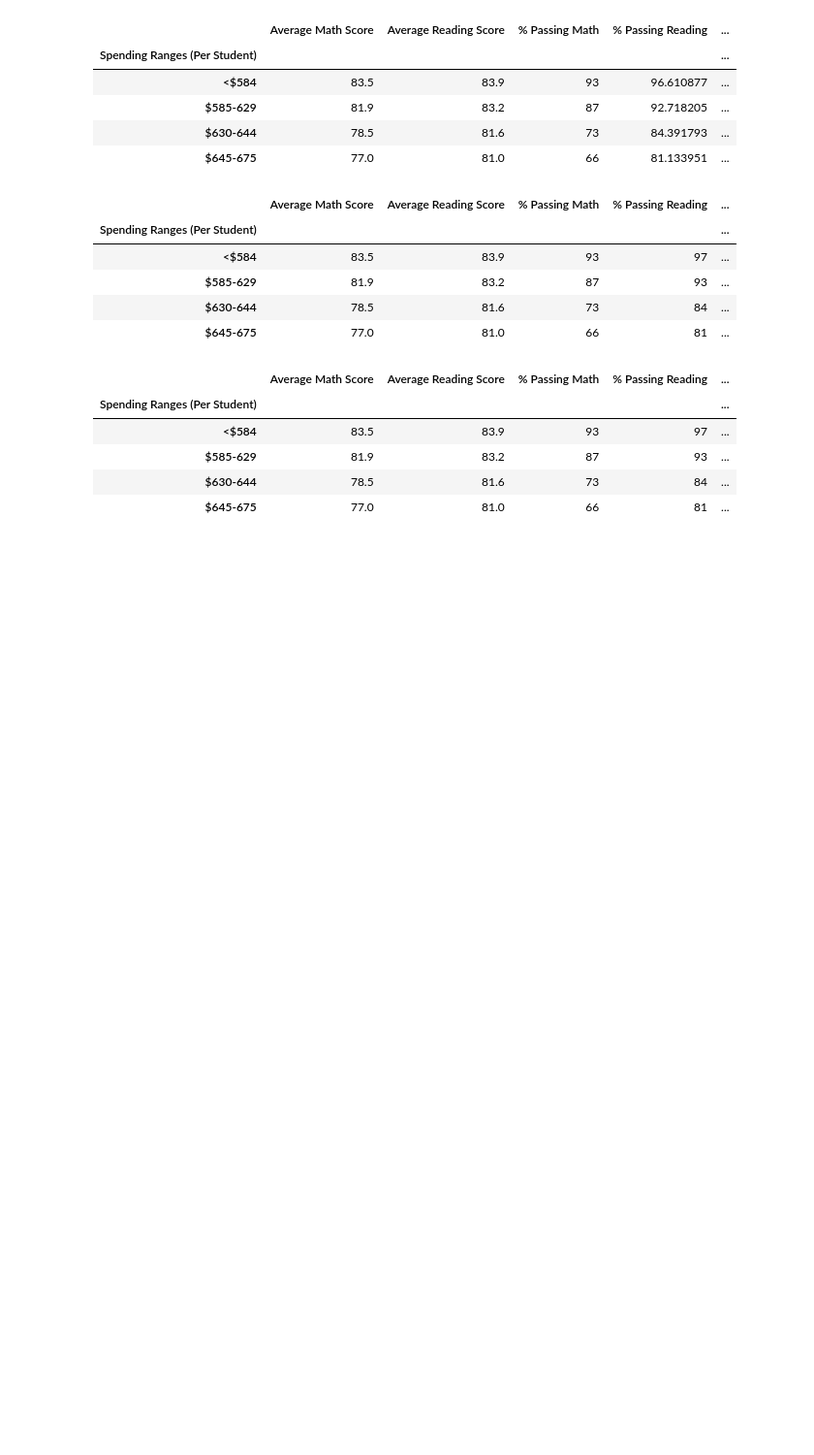
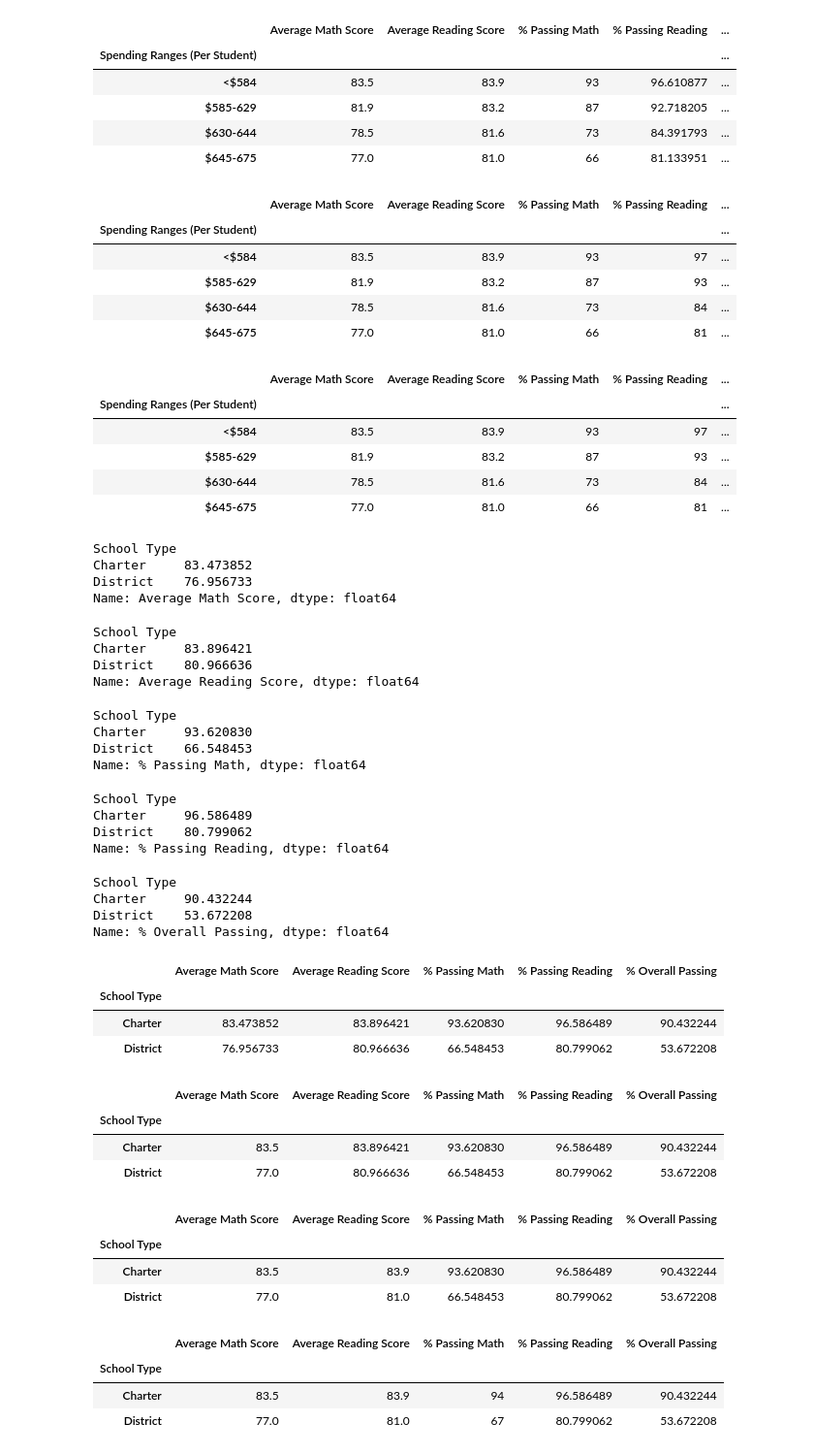
Before and after one commit to edyeh1991/School_District_Analysis, a Jupyter notebook: PyCitySchools.ipynb, the cells around one changed output. Shown: that part at 97% size. Drawn from its saved outputs; the diff is of its cells as text; code cells hidden in the pictures; blank space fills up the shorter version.

Commit message:
scores by school type

```diff
--- a/PyCitySchools.ipynb
+++ b/PyCitySchools.ipynb
@@ -1555,3 +1555,77 @@ spending_summary_df
 | $585-629 | 81.9 | 83.2 | 87 | 93 | ... |
 | $630-644 | 78.5 | 81.6 | 73 | 84 | ... |
 | $645-675 | 77.0 | 81.0 | 66 | 81 | ... |
+# %%
+type_math_scores = per_school_summary_df.groupby(['School Type']).mean()['Average Math Score']
+type_math_scores
+# %% [output]
+School Type
+Charter     83.473852
+District    76.956733
+Name: Average Math Score, dtype: float64
+# %%
+type_reading_scores = per_school_summary_df.groupby(['School Type']).mean()['Average Reading Score']
+type_reading_scores
+# %% [output]
+School Type
+Charter     83.896421
+District    80.966636
+Name: Average Reading Score, dtype: float64
+# %%
+type_pass_math = per_school_summary_df.groupby(['School Type']).mean()['% Passing Math']
+type_pass_math
+# %% [output]
+School Type
+Charter     93.620830
+District    66.548453
+Name: % Passing Math, dtype: float64
+# %%
+type_pass_reading = per_school_summary_df.groupby(['School Type']).mean()['% Passing Reading']
+type_pass_reading
+# %% [output]
+School Type
+Charter     96.586489
+District    80.799062
+Name: % Passing Reading, dtype: float64
+# %%
+type_overall_passing = per_school_summary_df.groupby(['School Type']).mean()['% Overall Passing']
+type_overall_passing
+# %% [output]
+School Type
+Charter     90.432244
+District    53.672208
+Name: % Overall Passing, dtype: float64
+# %%
+type_summary_df = pd.DataFrame({'Average Math Score':type_math_scores, 'Average Reading Score':type_reading_scores,
+                               '% Passing Math': type_pass_math, '% Passing Reading': type_pass_reading,
+                               '% Overall Passing':type_overall_passing})
+type_summary_df
+# %% [output]
+|  | Average Math Score | Average Reading Score | % Passing Math | % Passing Reading | % Overall Passing |
+| School Type |  |  |  |  |  |
+| Charter | 83.473852 | 83.896421 | 93.620830 | 96.586489 | 90.432244 |
+| District | 76.956733 | 80.966636 | 66.548453 | 80.799062 | 53.672208 |
+# %%
+type_summary_df['Average Math Score'] = type_summary_df['Average Math Score'].map('{:.1f}'.format)
+type_summary_df
+# %% [output]
+|  | Average Math Score | Average Reading Score | % Passing Math | % Passing Reading | % Overall Passing |
+| School Type |  |  |  |  |  |
+| Charter | 83.5 | 83.896421 | 93.620830 | 96.586489 | 90.432244 |
+| District | 77.0 | 80.966636 | 66.548453 | 80.799062 | 53.672208 |
+# %%
+type_summary_df['Average Reading Score'] = type_summary_df['Average Reading Score'].map('{:.1f}'.format)
+type_summary_df
+# %% [output]
+|  | Average Math Score | Average Reading Score | % Passing Math | % Passing Reading | % Overall Passing |
+| School Type |  |  |  |  |  |
+| Charter | 83.5 | 83.9 | 93.620830 | 96.586489 | 90.432244 |
+| District | 77.0 | 81.0 | 66.548453 | 80.799062 | 53.672208 |
+# %%
+type_summary_df['% Passing Math'] = type_summary_df['% Passing Math'].map('{:.0f}'.format)
+type_summary_df
+# %% [output]
+|  | Average Math Score | Average Reading Score | % Passing Math | % Passing Reading | % Overall Passing |
+| School Type |  |  |  |  |  |
+| Charter | 83.5 | 83.9 | 94 | 96.586489 | 90.432244 |
+| District | 77.0 | 81.0 | 67 | 80.799062 | 53.672208 |
```
Also changed, not shown: parts of 2 cells of this notebook.
